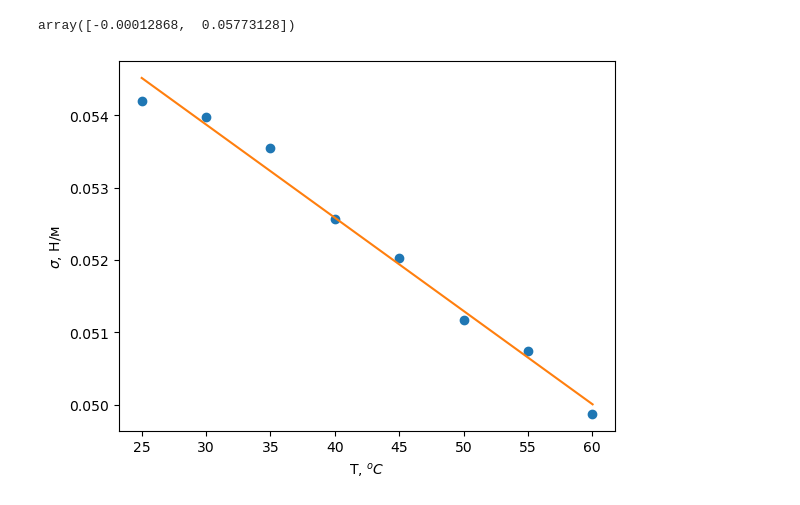
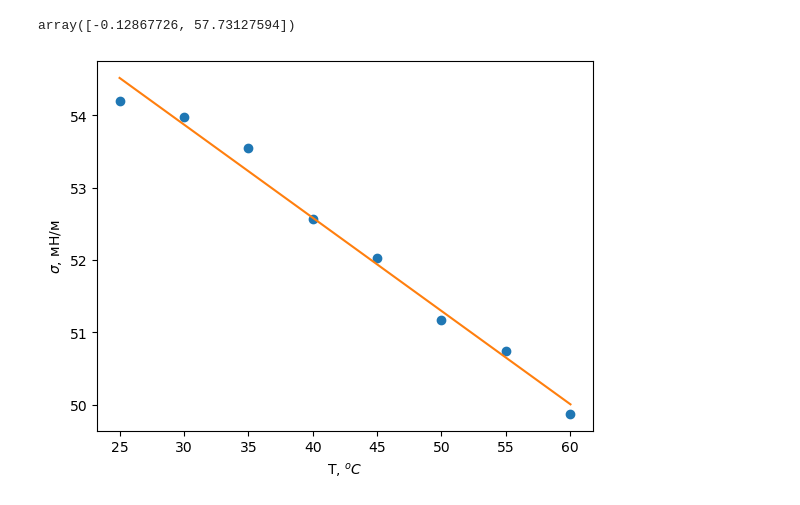
Before and after one commit to Andrew-the-Programmer/mipt_physics_labs, a Jupyter notebook: 2.5.1/JeniaS/251.ipynb, the cells around one changed output. Cells and saved outputs as stored; diff of their text form; code cells hidden in the pictures.

```diff
--- a/2.5.1/JeniaS/251.ipynb
+++ b/2.5.1/JeniaS/251.ipynb
@@ -77,16 +65,22 @@ array([-0.15624827,  1.47415789])
 # %%
-#251
-P = (np.array([205.4, 205, 204.2, 202.4,
-               201.4, 199.8, 199, 197.4]) * 0.2 * 9.80665 - 1000 * 9.8 * 0.021) * 1.1 / 1000 / 4
+# 251
+sigma = (
+    (
+        np.array([205.4, 205, 204.2, 202.4, 201.4, 199.8, 199, 197.4]) * 0.2 * 9.80665
+        - 1000 * 9.8 * 0.021
+    )
+    * 1.1
+    / 4
+)
 T = np.arange(25, 61, 5)
-coef, err = optimize.curve_fit(lin, T, P)
-x = np.arange(min(T), max(T)+0.02, 0.01)
+coef, err = optimize.curve_fit(lin, T, sigma)
+x = np.arange(min(T), max(T) + 0.02, 0.01)
 y1 = lin(x, coef[0], coef[1])
-plt.plot(T, P, 'o')
+plt.plot(T, sigma, "o")
 plt.plot(x, y1)
-plt.xlabel(r'T, $^o C$')
-plt.ylabel(r'$\sigma$, Н/м')
+plt.xlabel(r"T, $^o C$")
+plt.ylabel(r"$\sigma$, мН/м")
 coef
 # %% [output]
-array([-0.00012868,  0.05773128])
+array([-0.12867726, 57.73127594])
-[figure, old version]
+[figure, new version]
```
Also changed, not shown: parts of 7 cells of this notebook, 6 other files.
